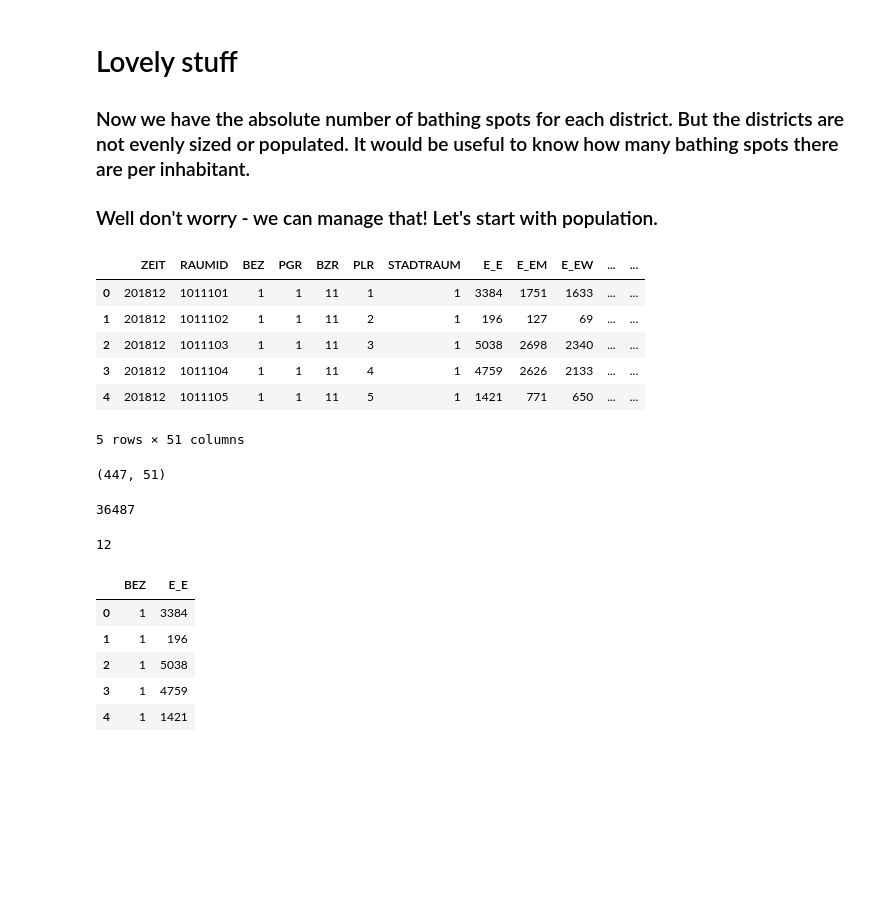
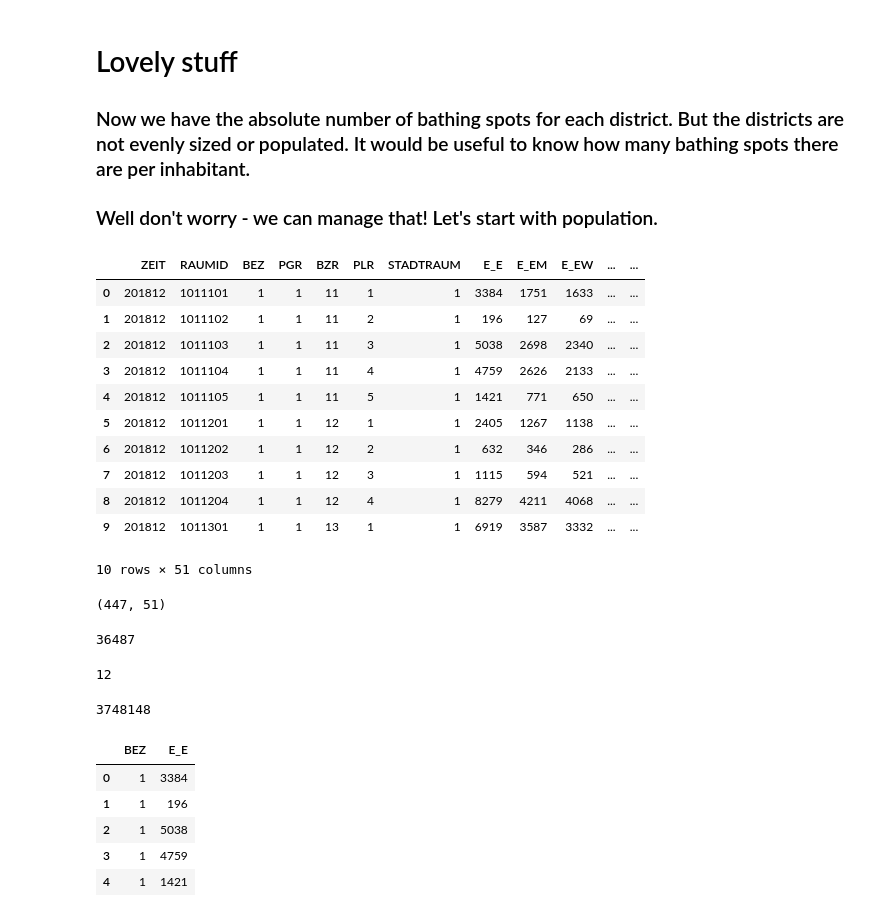
Before and after one commit to thecraigd/Badestellen, a Jupyter notebook: Badestellen.ipynb, the cells around one changed output. Saved outputs shown, nothing was run; the diff lists cells and outputs as text; code cells hidden in the pictures; blank space fills up the shorter version.

```diff
--- a/Badestellen.ipynb
+++ b/Badestellen.ipynb
@@ -132,17 +128,23 @@ display(stellen_pro_bezirk)
 # %%
 # Let's get the number of inhabitants for the city - sourced from https://daten.berlin.de/datensaetze/einwohnerinnen-und-einwohner-berlin-lor-planungsr%C3%A4umen-am-31122018
 
 # Reading this into a DataFrame
 einwohner = pd.read_csv('EWR201812E_Matrix.csv', sep=';')
-display(einwohner.head())
+display(einwohner.head(10
+                      ))
 # %% [output]
 |  | ZEIT | RAUMID | BEZ | PGR | BZR | PLR | STADTRAUM | E_E | E_EM | E_EW | ... | ... |
 | 0 | 201812 | 1011101 | 1 | 1 | 11 | 1 | 1 | 3384 | 1751 | 1633 | ... | ... |
 | 1 | 201812 | 1011102 | 1 | 1 | 11 | 2 | 1 | 196 | 127 | 69 | ... | ... |
 | 2 | 201812 | 1011103 | 1 | 1 | 11 | 3 | 1 | 5038 | 2698 | 2340 | ... | ... |
 | 3 | 201812 | 1011104 | 1 | 1 | 11 | 4 | 1 | 4759 | 2626 | 2133 | ... | ... |
 | 4 | 201812 | 1011105 | 1 | 1 | 11 | 5 | 1 | 1421 | 771 | 650 | ... | ... |
+| 5 | 201812 | 1011201 | 1 | 1 | 12 | 1 | 1 | 2405 | 1267 | 1138 | ... | ... |
+| 6 | 201812 | 1011202 | 1 | 1 | 12 | 2 | 1 | 632 | 346 | 286 | ... | ... |
+| 7 | 201812 | 1011203 | 1 | 1 | 12 | 3 | 1 | 1115 | 594 | 521 | ... | ... |
+| 8 | 201812 | 1011204 | 1 | 1 | 12 | 4 | 1 | 8279 | 4211 | 4068 | ... | ... |
+| 9 | 201812 | 1011301 | 1 | 1 | 13 | 1 | 1 | 6919 | 3587 | 3332 | ... | ... |
-5 rows × 51 columns
+10 rows × 51 columns
 # %%
 # Let's take a look at this DataFrame to get an idea of what we're dealing with
 
@@ -150,6 +152,7 @@ display(einwohner.shape)
 
 display(einwohner['E_E'].max())
 display(einwohner['E_E'].min())
+display(einwohner['E_E'].sum())
 
 # So we can see we have 447 rows of data with 51 columns. Each row represents an administrative area in Berlin.
 # The maximum value in column 'E_E' (the number of people who live in that area) is 36,487, the minimum is 12 -
@@ -158,6 +161,7 @@ display(einwohner['E_E'].min())
 (447, 51)
 36487
 12
+3748148
 # %%
 # There's lots of cool data here, but we only want Columns 'BEZ' (Bezirk (District)) and 'E_E' (Einwohner insgesamt
 # (Total inhabitants)) here (column indexes 2 and 7).
```
Also changed, not shown: parts of 2 cells of this notebook.
